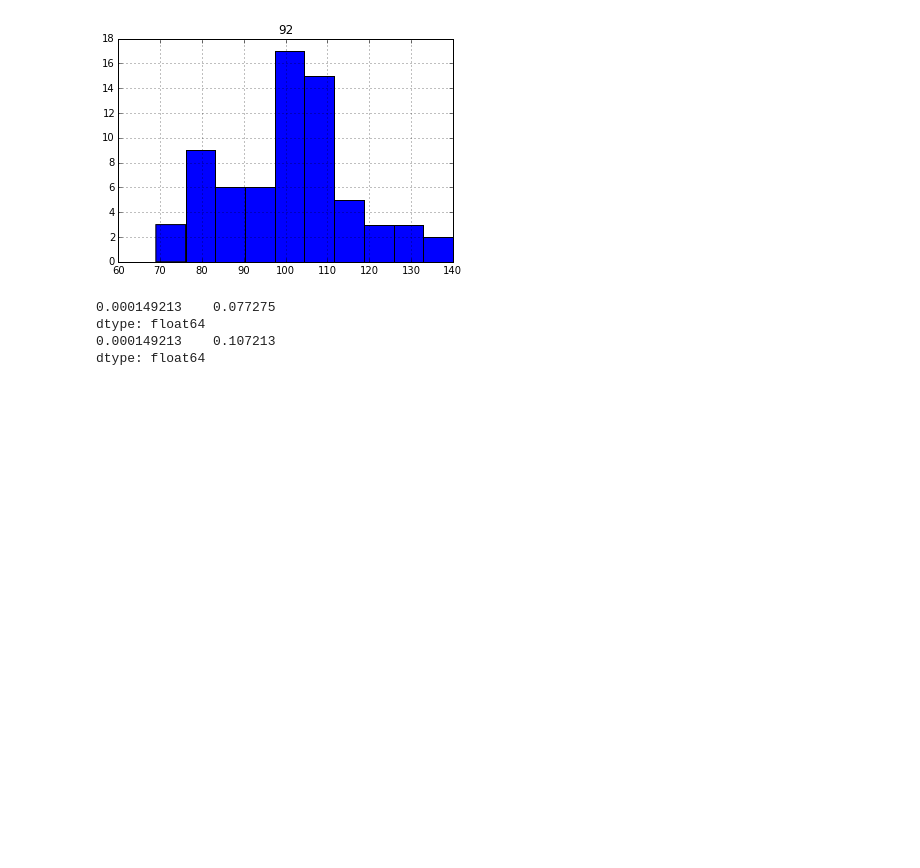
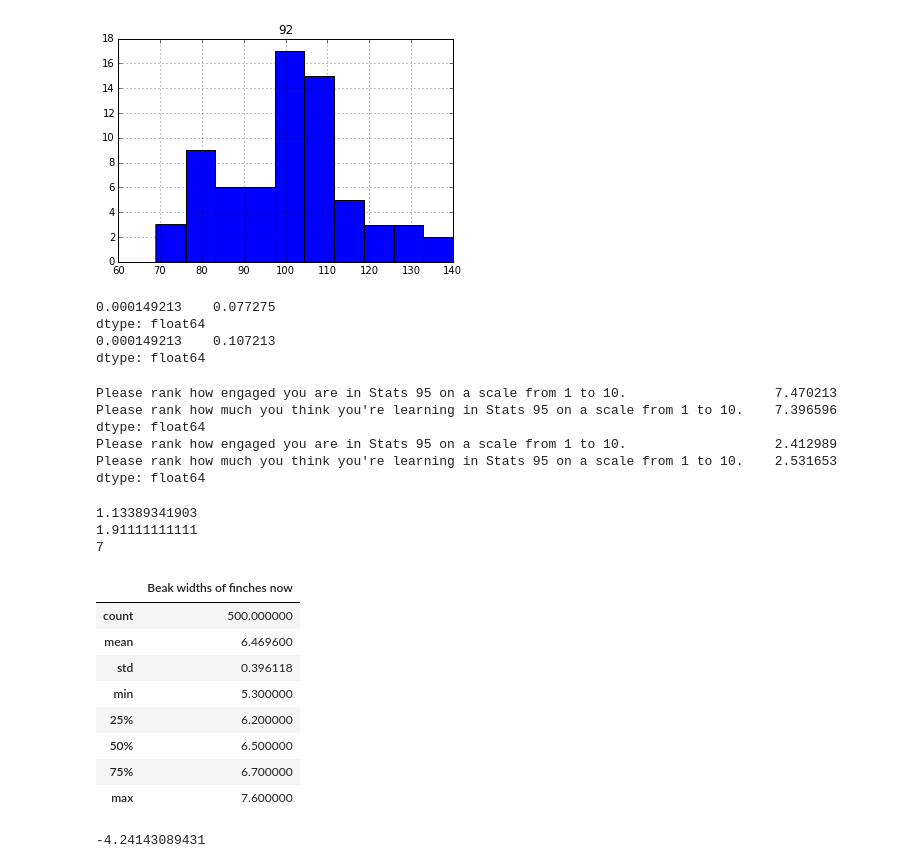
Before and after one commit to hakontro/Data-Analyst-Nanodegree, a Jupyter notebook: Notebooks/Statistics.ipynb, the cells around one changed output. Saved outputs shown, nothing was run; the diff lists cells and outputs as text; code cells hidden in the pictures; blank space fills up the shorter version.

```diff
--- a/Notebooks/Statistics.ipynb
+++ b/Notebooks/Statistics.ipynb
@@ -82,3 +82,45 @@ print data.std(ddof=0)
 dtype: float64
 0.000149213    0.107213
 dtype: float64
+# %%
+path = r'~\Data Analyst Nanodegree\Data\Engagement and learning.csv'
+data = pd.read_csv(path)
+print data.mean()
+print data.std(ddof=0)
+# %% [output]
+Please rank how engaged you are in Stats 95 on a scale from 1 to 10.                   7.470213
+Please rank how much you think you're learning in Stats 95 on a scale from 1 to 10.    7.396596
+dtype: float64
+Please rank how engaged you are in Stats 95 on a scale from 1 to 10.                   2.412989
+Please rank how much you think you're learning in Stats 95 on a scale from 1 to 10.    2.531653
+dtype: float64
+# %%
+print 6/np.sqrt(28)
+print (22.965-22.793)/0.09
+print (9640-7895)/230
+# %% [output]
+1.13389341903
+1.91111111111
+7
+# %%
+path = r'~\Data Analyst Nanodegree\Data\Finches.csv'
+data = pd.read_csv(path)
+data.describe()
+# %% [output]
+|  | Beak widths of finches now |
+| count | 500.000000 |
+| mean | 6.469600 |
+| std | 0.396118 |
+| min | 5.300000 |
+| 25% | 6.200000 |
+| 50% | 6.500000 |
+| 75% | 6.700000 |
+| max | 7.600000 |
+# %%
+path = r'~\Data Analyst Nanodegree\Data\Keyboards.csv'
+data = pd.read_csv(path).ix[:,:2]
+data.describe()
+diff = data['QWERTY errors']-data['Alphabetical errors']
+print (-2.72/3.69)*2.064-2.72
+# %% [output]
+-4.24143089431
```
Also changed, not shown: 3 other files.
